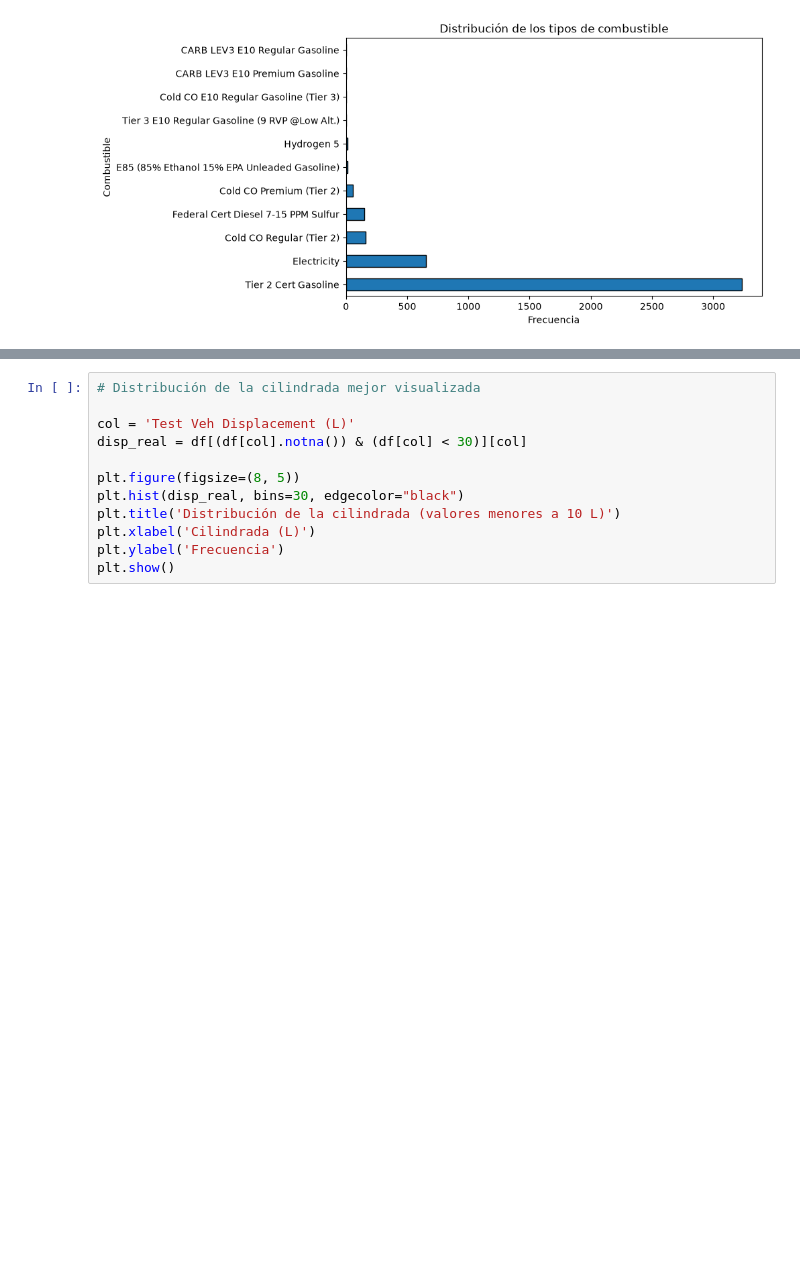
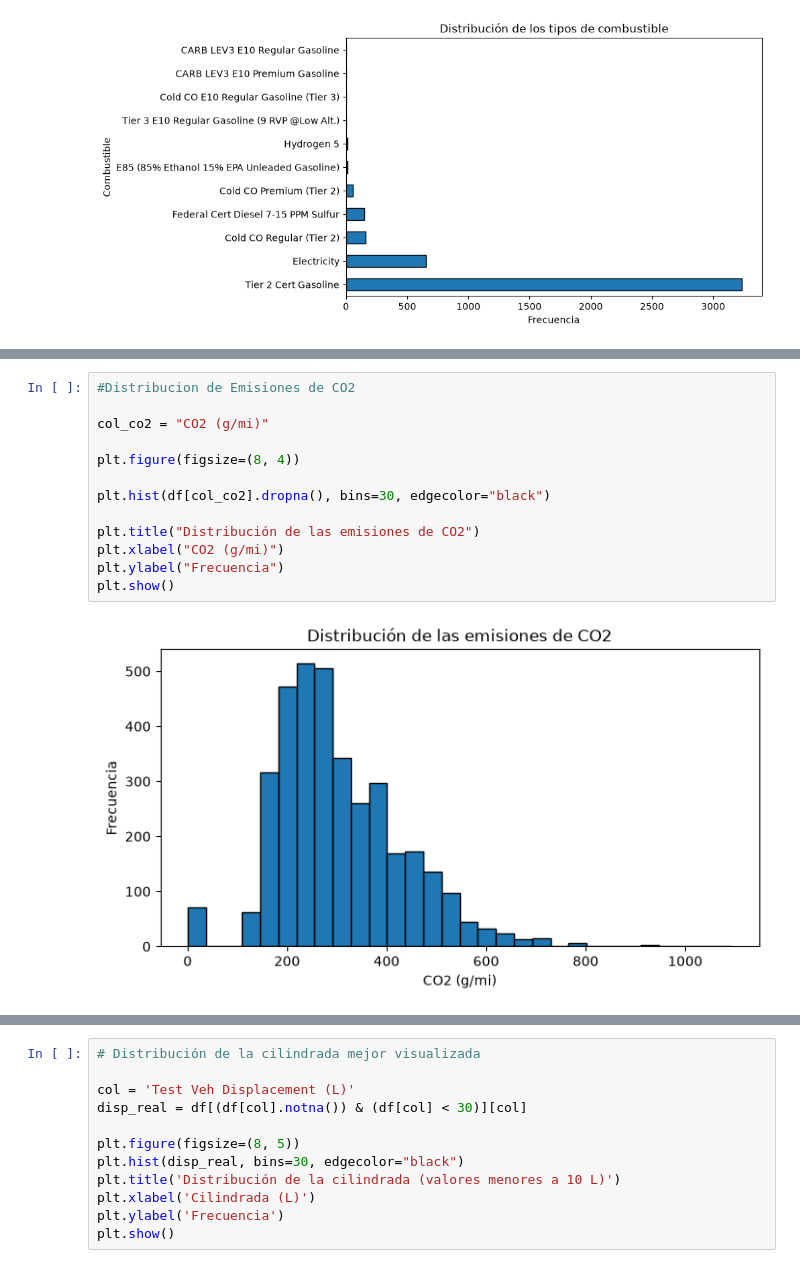
Before and after one commit to abiordorica13/TPEFUNDAMENTOS, a Jupyter notebook: Untitled-1.ipynb, the cells around one changed output, grey strips where cells are left out. Drawn from its saved outputs; the diff is of its cells as text; blank space fills up the shorter version.

```diff
--- a/Untitled-1.ipynb
+++ b/Untitled-1.ipynb
@@ -224,0 +239,15 @@ plt.show()
+# %%
+#Distribucion de Emisiones de CO2
+
+col_co2 = "CO2 (g/mi)"
+
+plt.figure(figsize=(8, 4))
+
+plt.hist(df[col_co2].dropna(), bins=30, edgecolor="black")
+
+plt.title("Distribución de las emisiones de CO2")
+plt.xlabel("CO2 (g/mi)")
+plt.ylabel("Frecuencia")
+plt.show()
+# %% [output]
+[figure, added]
```
Also changed, not shown: parts of 6 cells of this notebook.
